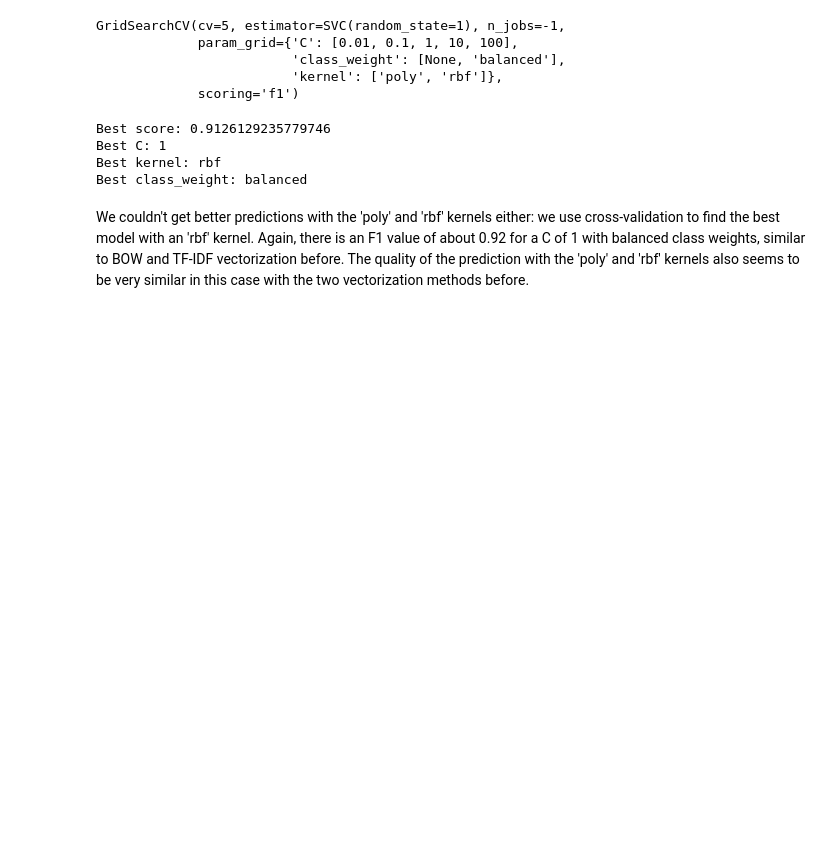
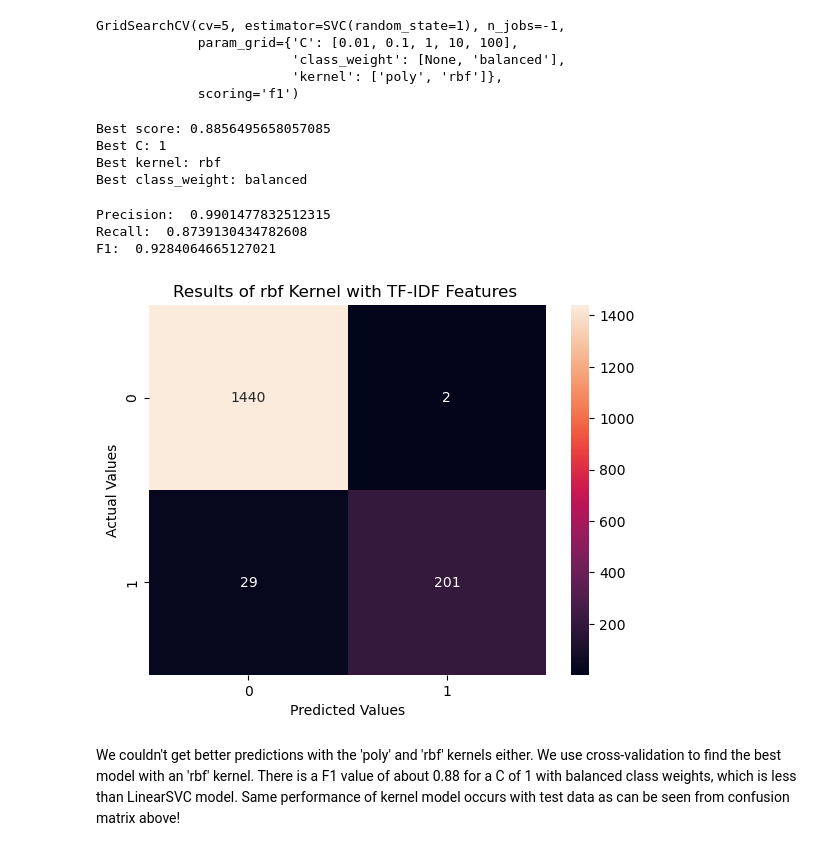
Before and after one commit to itsalwaysamir/kaggle, a Jupyter notebook: email-spam-detection-nlp-and-svm-practice.ipynb, the cells around one changed output. Cells and saved outputs as stored; diff of their text form; code cells hidden in the pictures; blank space fills up the shorter version.

```diff
--- a/email-spam-detection-nlp-and-svm-practice.ipynb
+++ b/email-spam-detection-nlp-and-svm-practice.ipynb
@@ -475,7 +475,7 @@ model_grid_kernel = GridSearchCV(estimator=model_kernel,
                                  n_jobs=-1,
                                  scoring="f1")
 # Fit model
-model_grid_kernel.fit(features_train_bow,target_train)
+model_grid_kernel.fit(features_train_tfidf,target_train)
 # %% [output]
 GridSearchCV(cv=5, estimator=SVC(random_state=1), n_jobs=-1,
              param_grid={'C': [0.01, 0.1, 1, 10, 100],
@@ -489,9 +489,25 @@ print('Best C:', model_grid_kernel.best_estimator_.C)
 print('Best kernel:', model_grid_kernel.best_estimator_.kernel)
 print('Best class_weight:', model_grid_kernel.best_estimator_.class_weight)
 # %% [output]
-Best score: 0.9126129235779746
+Best score: 0.8856495658057085
 Best C: 1
 Best kernel: rbf
 Best class_weight: balanced
+# %%
+# Predict the test data
+target_test_pred_tfidf_kernel = model_grid_kernel.predict(features_test_tfidf)
+
+# Model performance evaluation
+print('\nPrecision: ', precision_score(target_test, target_test_pred_tfidf_kernel))
+print('Recall: ', recall_score(target_test, target_test_pred_tfidf_kernel))
+print('F1: ', f1_score(target_test, target_test_pred_tfidf_kernel))
+confusion_matrix_tfidf_kernel = confusion_matrix(target_test, target_test_pred_tfidf_kernel)
+cm_tfidf_kernel = sns.heatmap(confusion_matrix_tfidf_kernel, annot=True, fmt='d');
+cm_tfidf_kernel.set(xlabel='Predicted Values', ylabel='Actual Values', title='Results of rbf Kernel with TF-IDF Features ');
+# %% [output]
+Precision:  0.9901477832512315
+Recall:  0.8739130434782608
+F1:  0.9284064665127021
+[figure, added]
 # %% [markdown]
-We couldn't get better predictions with the 'poly' and 'rbf' kernels either: we use cross-validation to find the best model with an 'rbf' kernel. Again, there is an F1 value of about 0.92 for a C of 1 with balanced class weights, similar to BOW and TF-IDF vectorization before. The quality of the prediction with the 'poly' and 'rbf' kernels also seems to be very similar in this case with the two vectorization methods before.
+We couldn't get better predictions with the 'poly' and 'rbf' kernels either. We use cross-validation to find the best model with an 'rbf' kernel. There is a F1 value of about 0.88 for a C of 1 with balanced class weights, which is less than LinearSVC model. Same performance of kernel model occurs with test data as can be seen from confusion matrix above!
```
Also changed, not shown: parts of 24 cells of this notebook.
